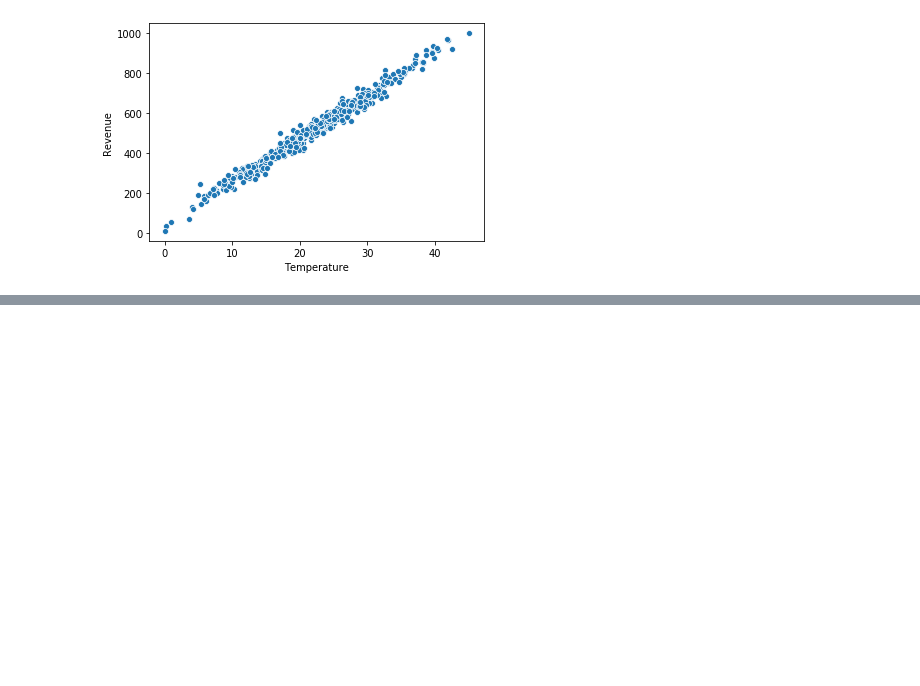
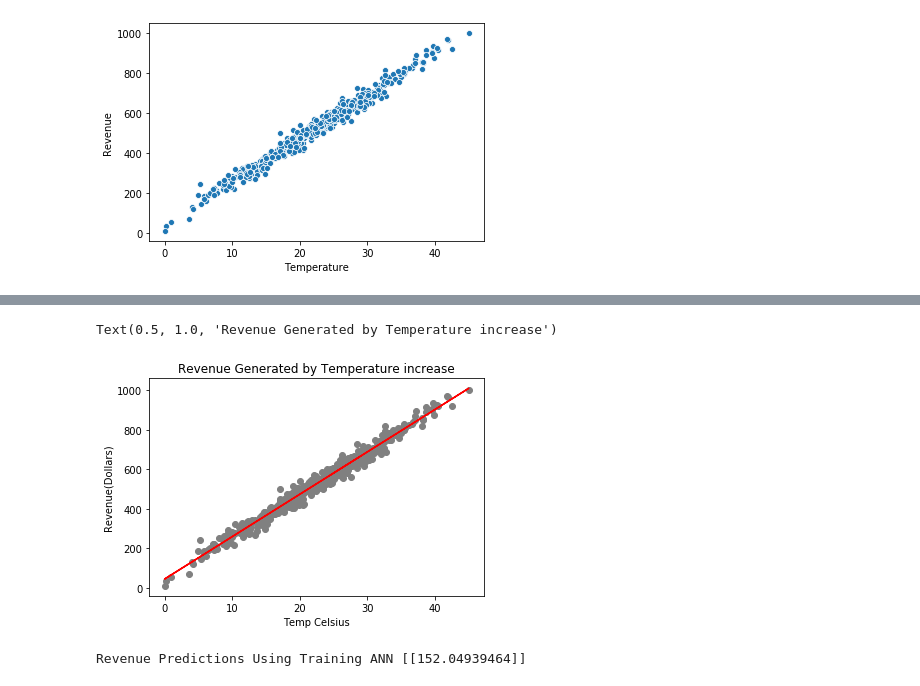
Before and after one commit to marcelounb/DeepLearning, a Jupyter notebook: Projeto2Marcelounb.ipynb, the cells around one changed output, grey strips where cells are left out. Saved outputs shown, nothing was run; the diff lists cells and outputs as text; code cells hidden in the pictures; blank space fills up the shorter version.

```diff
--- a/Projeto2Marcelounb.ipynb
+++ b/Projeto2Marcelounb.ipynb
@@ -44,0 +110,4 @@ model.compile
+# %%
+x_train.shape
+x_train = x_train.values.reshape(-1, 1)
+x_train.shape
@@ -44,0 +118,2 @@ model.compile
+# %%
+y_train = y_train.values.reshape(-1, 1)
@@ -44,0 +138,15 @@ model.compile
+# %%
+plt.scatter(x_train, y_train, color='gray')
+plt.plot(x_train, regressor.predict(x_train), color='red')
+plt.ylabel('Revenue(Dollars)')
+plt.xlabel('Temp Celsius')
+plt.title('Revenue Generated by Temperature increase')
+# %% [output]
+Text(0.5, 1.0, 'Revenue Generated by Temperature increase')
+[figure, added]
+# %%
+temp = 5
+revenue = regressor.predict([[temp]])
+print('Revenue Predictions Using Training ANN', revenue)
+# %% [output]
+Revenue Predictions Using Training ANN [[152.04939464]]
```
Also changed, not shown: parts of 11 cells of this notebook.
